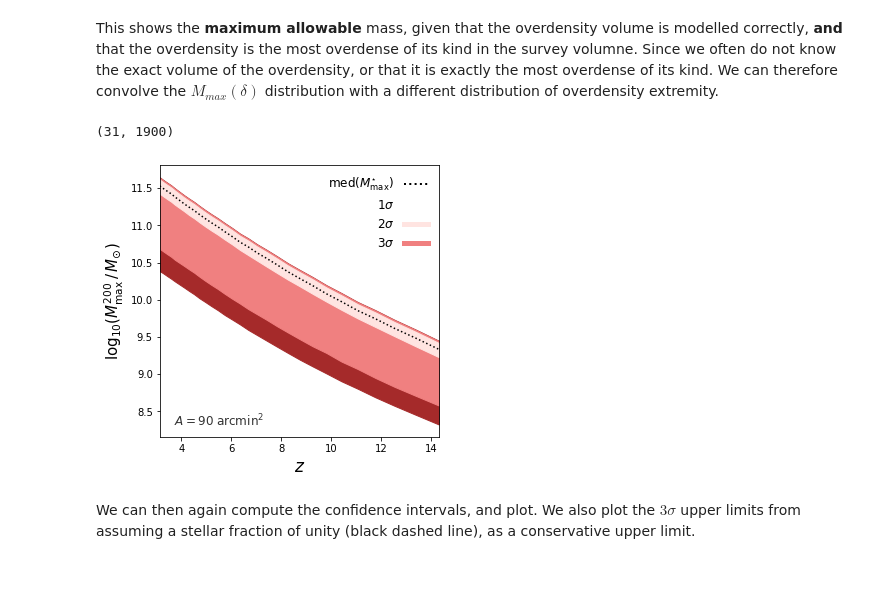
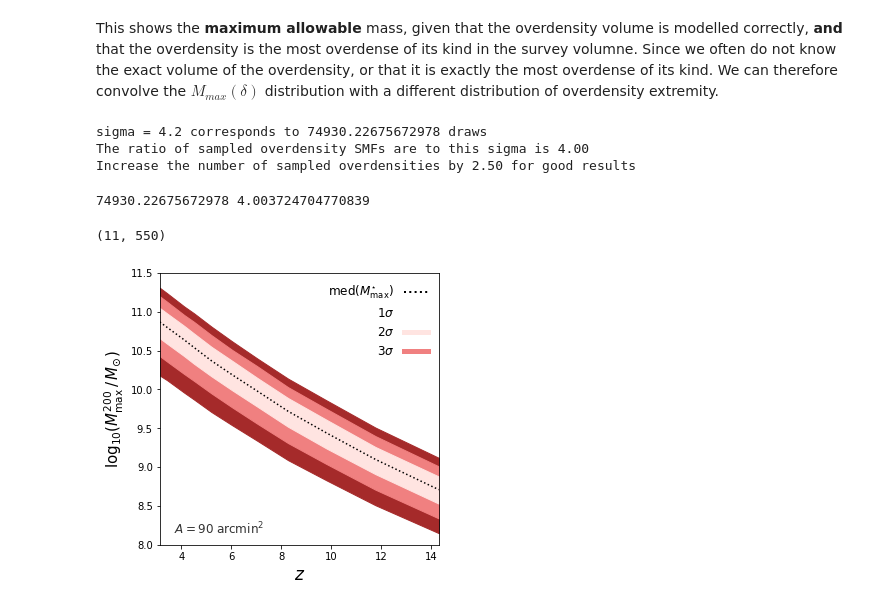
Before and after one commit to astrockragh/evstats_clustering, a Jupyter notebook: example/example.ipynb, the cells around one changed output. Saved outputs shown, nothing was run; the diff lists cells and outputs as text; code cells hidden in the pictures; blank space fills up the shorter version.

Commit message:
tests and figures done

```diff
--- a/example/example.ipynb
+++ b/example/example.ipynb
@@ -26,13 +26,18 @@ from evstats.stats import compute_conf_ints
 # %% [markdown]
 We then load pre-computed arrays, that we can apply a chosen sky fraction ($f_{\mathrm{sky}}$) to using `evs._apply_fsky`. Here we calculate the probability density function (PDF) of the halo mass function for a 90 arcmin$^2$ survey.
 # %%
-with h5py.File('../evstats/data/test.h5','r') as hf:
+# with h5py.File('../evstats/data/test.h5','r') as hf:
+# with h5py.File('../evstats/data/test25.h5','r') as hf:
+# with h5py.File('../evstats/data/test50.h5','r') as hf:
+# with h5py.File('../evstats/data/test25_3e5.h5','r') as hf:
+with h5py.File('../evstats/data/test50_3e5.h5','r') as hf:
+
     log10m = hf['log10m'][:]
-    smfs = hf['smf'][:]
     z = hf['z'][:]
     evs_OD = hf['evs_OD'][:]
     phi_max_conv = hf['phi_max_conv'][:]
     phi_maxs = hf['phi_maxs'][:]
+    # smfs = hf['smf'][:]
 # %% [markdown]
 We can then compute the confidence intervals from this PDF with `compute_conf_ints` and plot:
 # %%
@@ -59,10 +64,10 @@ def compute_conf_intervals(pdf, x, lims = [0.0013498980, 0.0227501319, 0.1586552
     print(intcum.shape)
     if np.squeeze(pdf).ndim > 1:
         CI = []
-        for ic, m in zip(intcum, x):
+        for ic in intcum:
             CIz = []
             for lim in lims:
-                CIz.append(m[np.argmin(np.abs(ic-lim))])
+                CIz.append(x[np.argmin(np.abs(ic-lim))])
             CI.append(CIz)
     else:
         CI = x[[np.max(np.where(intcum < lim)) for lim in lims]]
@@ -124,7 +159,13 @@ def sigma_delta_uniform(percentile, n_samp):
     evs = N*uniform.pdf(x)*pow(uniform.cdf(x), N - 1.)
     return evs, x
 
-sig_OD = 4
+sig_OD = 4.2
+N = 1/(1-norm.cdf(sig_OD))
+print(f'sigma = {sig_OD} corresponds to {int(N)} draws')
+print(f'The ratio of sampled overdensity SMFs are to this sigma is {len(phi_maxs[0].T)/N:.2f}')
+if 10/(len(phi_maxs[0].T)/N)>1:
+    print(f'Increase the number of sampled overdensities by {10/(len(phi_maxs[0].T)/N):.2f} for good results')
+
 evs, x = sigma_delta_gauss(sig_OD, n_samp = len(phi_maxs[0].T))
 pdf_norms = []
 for i in range(len(z)):
@@ -132,37 +173,45 @@ for i in range(len(z)):
     evs_m = evs[mask]
     pdf_norm = np.sum(phi_maxs[i][:,mask]*evs_m, axis = 1)/np.sum(evs_m)
     pdf_norms.append(pdf_norm)
+# %% [output]
+sigma = 4.2 corresponds to 74930.22675672978 draws
+The ratio of sampled overdensity SMFs are to this sigma is 4.00
+Increase the number of sampled overdensities by 2.50 for good results
+# %%
+print(N, len(phi_maxs[0].T)/N)
+# %% [output]
+74930.22675672978 4.003724704770839
 # %%
-cdfs, CI_mhalo = compute_conf_intervals(pdf_norms, log10m[:, :-1])
+cdfs, CI_mhalo = compute_conf_intervals(pdf_norms, log10m[:-1])
 colors = ['brown','lightcoral','mistyrose']
 
 fig, ax = plt.subplots(1, 1, figsize=(5,5))
 
 ax.fill_between(z, CI_mhalo[:,0], CI_mhalo[:,6], alpha=1, color=colors[0])
 ax.fill_between(z, CI_mhalo[:,1], CI_mhalo[:,5], alpha=1, color=colors[1])
 ax.fill_between(z, CI_mhalo[:,2], CI_mhalo[:,4], alpha=1, color=colors[2])
 ax.plot(z, CI_mhalo[:,3], linestyle='dotted', c='black')
 
-ax.set_xlim(np.min(z), np.max(z));
+ax.set_xlim(np.min(z), np.max(z))
+ax.set_ylim(8, 11.5)
+
 ax.set_xlabel('$z$', size=17)
 ax.set_ylabel('$\mathrm{log_{10}}(M^{200}_{\mathrm{max}} \,/\, M_{\odot})$', size=15)
 ax.text(0.05, 0.04, '$A = 90 \; \mathrm{arcmin}^2$', size=12, color='black', alpha=0.8, transform = ax.transAxes)
 
 line1 = plt.Line2D((0,1),(0,0), color=colors[0], linewidth=5)
 line2 = plt.Line2D((0,1),(0,0), color=colors[1], linewidth=5)
 line3 = plt.Line2D((0,1),(0,0), color=colors[2], linewidth=5)
 line4 = plt.Line2D((0,1),(0,0), color='black', linestyle='dotted', linewidth=2)
 line_dummy = plt.Line2D((0,1),(0,0), color='white')
 leg = ax.legend(handles=[line4,line_dummy,line3,line2,line1],
            labels=['$\mathrm{med}(M^{\star}_{\mathrm{max}})$',
                '$1\sigma$', '$2\sigma$', '$3\sigma$'],
                 frameon=False, loc='upper right', fontsize=12, ncol=1)
 
 vp = leg._legend_box._children[-1]._children[0]
 for c in vp._children: c._children.reverse()
 vp.align="right"
 # %% [output]
-(31, 1900)
+(11, 550)
-[figure, old version]
+[figure, new version]
-# %% [markdown]
-We can then again compute the confidence intervals, and plot. We also plot the $3\sigma$ upper limits from assuming a stellar fraction of unity (black dashed line), as a conservative upper limit.
```
Also changed, not shown: parts of 11 cells of this notebook, 36 other files.
